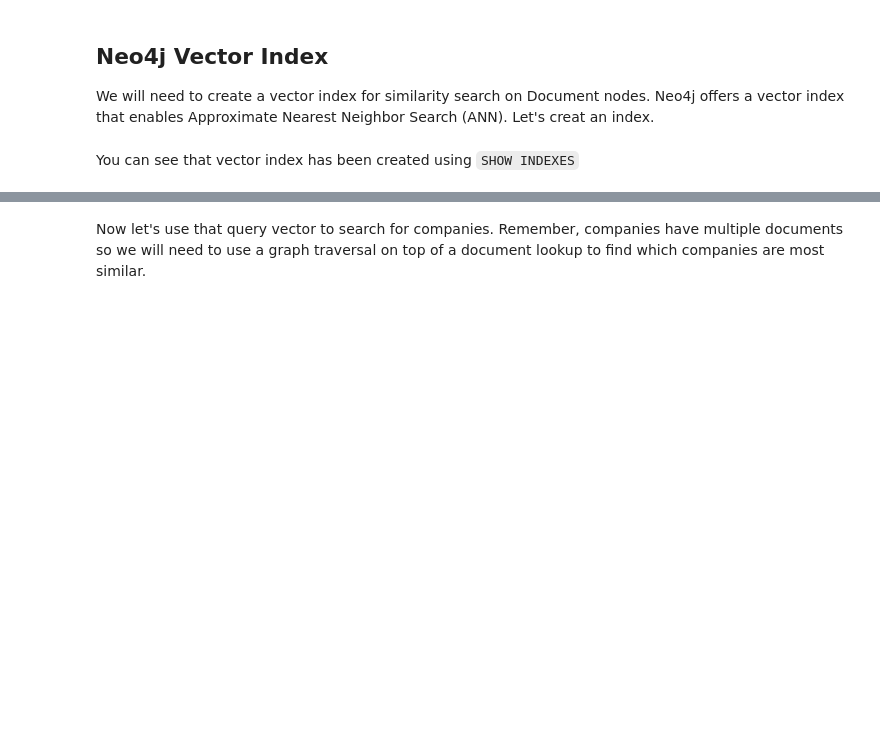
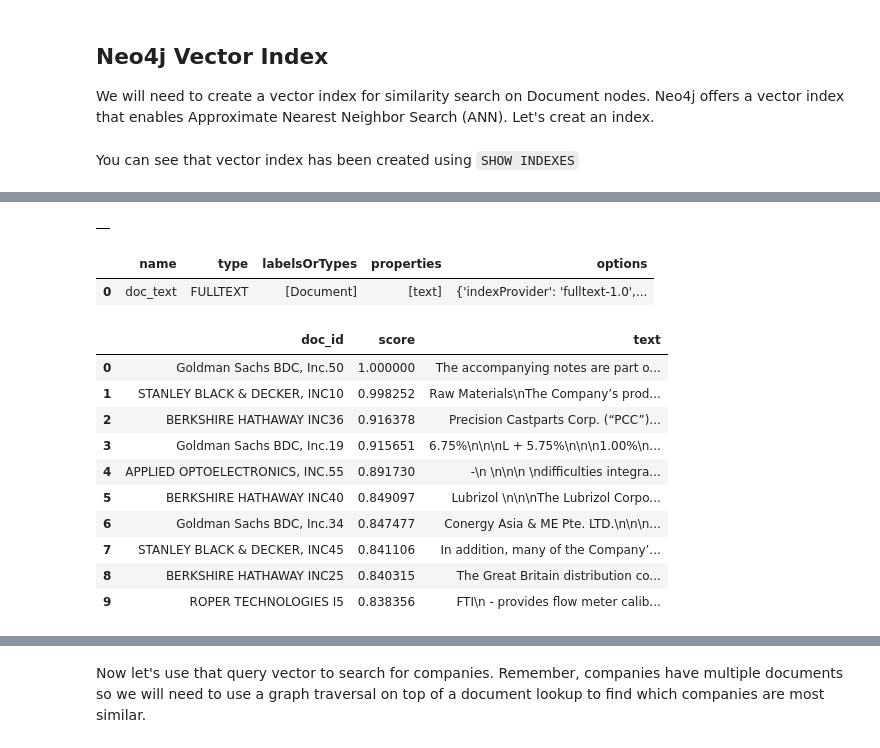
Before and after one commit to neo4j-partners/hands-on-lab-neo4j-and-vertex-ai, a Jupyter notebook: Lab 7 - Semantic Search/semantic_search.ipynb, the cells around one changed output, grey strips where cells are left out. Cells and saved outputs as stored; diff of their text form; code cells hidden in the pictures; blank space fills up the shorter version.

```diff
--- a/Lab 7 - Semantic Search/semantic_search.ipynb
+++ b/Lab 7 - Semantic Search/semantic_search.ipynb
@@ -46,0 +155,43 @@ Remember we do not have documents on investment managers, just companies, and th
+# %%
+gds.run_cypher("CREATE FULLTEXT INDEX doc_text IF NOT EXISTS FOR (n:Document) ON EACH [n.text]")
+# %% [output]
+|  |
+# %%
+gds.run_cypher('''
+SHOW INDEXES YIELD name, type, labelsOrTypes, properties, options
+WHERE type = "FULLTEXT"
+''')
+# %% [output]
+|  | name | type | labelsOrTypes | properties | options |
+| 0 | doc_text | FULLTEXT | [Document] | [text] | {'indexProvider': 'fulltext-1.0',... |
+# %%
+from langchain.embeddings.vertexai import VertexAIEmbeddings
+from langchain.text_splitter import CharacterTextSplitter
+from langchain.vectorstores import Neo4jVector
+from langchain.vectorstores.neo4j_vector import SearchType
+
+db = Neo4jVector.from_existing_index(
+    url=NEO4J_URI,
+    username=NEO4J_USERNAME,
+    password=NEO4J_PASSWORD,
+    embedding=VertexAIEmbeddings(),
+    index_name='document-embeddings',
+    keyword_index_name='doc_text',
+    search_type=SearchType.HYBRID
+)
+
+results = db.similarity_search_with_score(query, k=10)
+res_df = to_df(results)
+res_df
+# %% [output]
+|  | doc_id | score | text |
+| 0 | Goldman Sachs BDC, Inc.50 | 1.000000 | The accompanying notes are part o... |
+| 1 | STANLEY BLACK & DECKER, INC10 | 0.998252 | Raw Materials\nThe Company’s prod... |
+| 2 | BERKSHIRE HATHAWAY INC36 | 0.916378 | Precision Castparts Corp. (“PCC”)... |
+| 3 | Goldman Sachs BDC, Inc.19 | 0.915651 | 6.75%\n\n\nL + 5.75%\n\n\n1.00%\n... |
+| 4 | APPLIED OPTOELECTRONICS, INC.55 | 0.891730 | ‑\n \n\n\n \ndifficulties integra... |
+| 5 | BERKSHIRE HATHAWAY INC40 | 0.849097 | Lubrizol \n\n\nThe Lubrizol Corpo... |
+| 6 | Goldman Sachs BDC, Inc.34 | 0.847477 | Conergy Asia & ME Pte. LTD.\n\n\n... |
+| 7 | STANLEY BLACK & DECKER, INC45 | 0.841106 | In addition, many of the Company’... |
+| 8 | BERKSHIRE HATHAWAY INC25 | 0.840315 | The Great Britain distribution co... |
+| 9 | ROPER TECHNOLOGIES I5 | 0.838356 | FTI\n - provides flow meter calib... |
```
Also changed, not shown: parts of 27 cells of this notebook, 2 other files.
